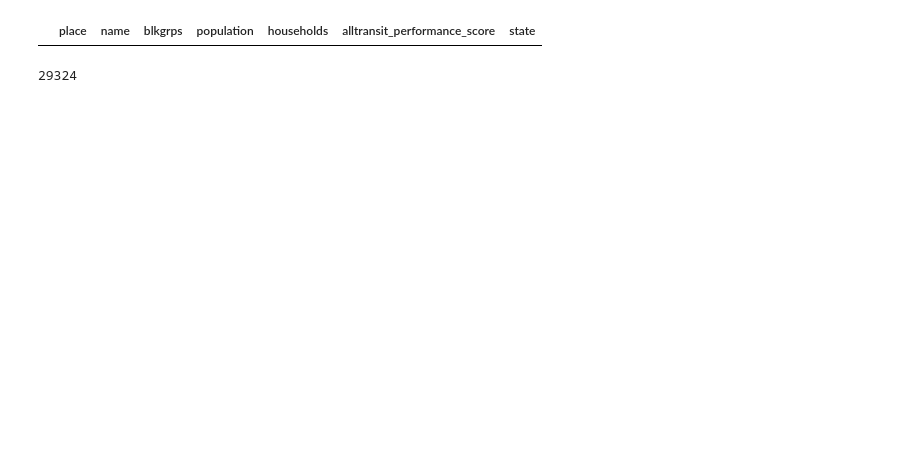
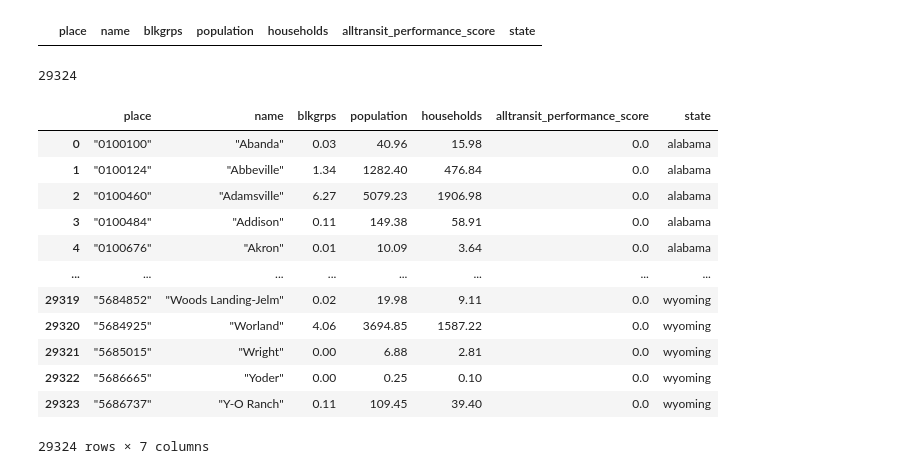
Before and after one commit to bishdj22/HomeSlice, a Jupyter notebook: Transportation Cleanup.ipynb, the cells around one changed output. Saved outputs shown, nothing was run; the diff lists cells and outputs as text; code cells hidden in the pictures; blank space fills up the shorter version.

```diff
--- a/Transportation Cleanup.ipynb
+++ b/Transportation Cleanup.ipynb
@@ -25,3 +27,19 @@ len(transportscores)
+# %%
+transportscores
+# %% [output]
+|  | place | name | blkgrps | population | households | alltransit_performance_score | state |
+| 0 | "0100100" | "Abanda" | 0.03 | 40.96 | 15.98 | 0.0 | alabama |
+| 1 | "0100124" | "Abbeville" | 1.34 | 1282.40 | 476.84 | 0.0 | alabama |
+| 2 | "0100460" | "Adamsville" | 6.27 | 5079.23 | 1906.98 | 0.0 | alabama |
+| 3 | "0100484" | "Addison" | 0.11 | 149.38 | 58.91 | 0.0 | alabama |
+| 4 | "0100676" | "Akron" | 0.01 | 10.09 | 3.64 | 0.0 | alabama |
+| ... | ... | ... | ... | ... | ... | ... | ... |
+| 29319 | "5684852" | "Woods Landing-Jelm" | 0.02 | 19.98 | 9.11 | 0.0 | wyoming |
+| 29320 | "5684925" | "Worland" | 4.06 | 3694.85 | 1587.22 | 0.0 | wyoming |
+| 29321 | "5685015" | "Wright" | 0.00 | 6.88 | 2.81 | 0.0 | wyoming |
+| 29322 | "5686665" | "Yoder" | 0.00 | 0.25 | 0.10 | 0.0 | wyoming |
+| 29323 | "5686737" | "Y-O Ranch" | 0.11 | 109.45 | 39.40 | 0.0 | wyoming |
+29324 rows × 7 columns
 # %%
 transportscores[transportscores['alltransit_performance_score'] > 9.5]
 # %% [output]
```
Also changed, not shown: parts of 16 cells of this notebook, 1 other file.
